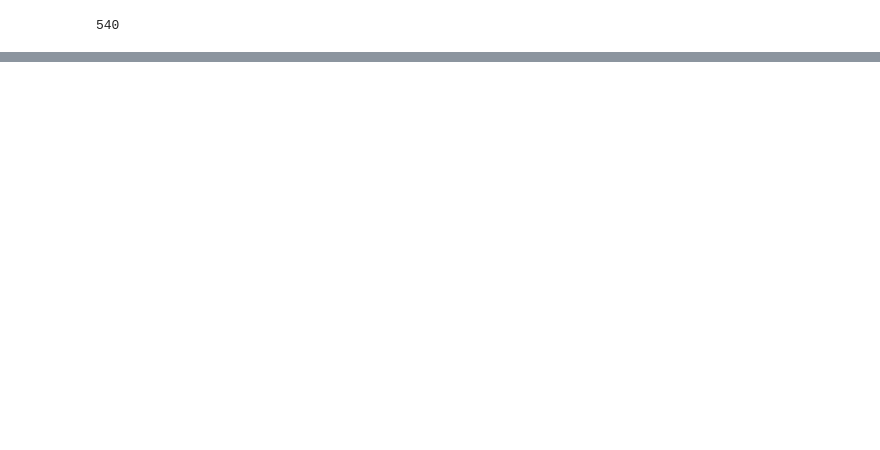
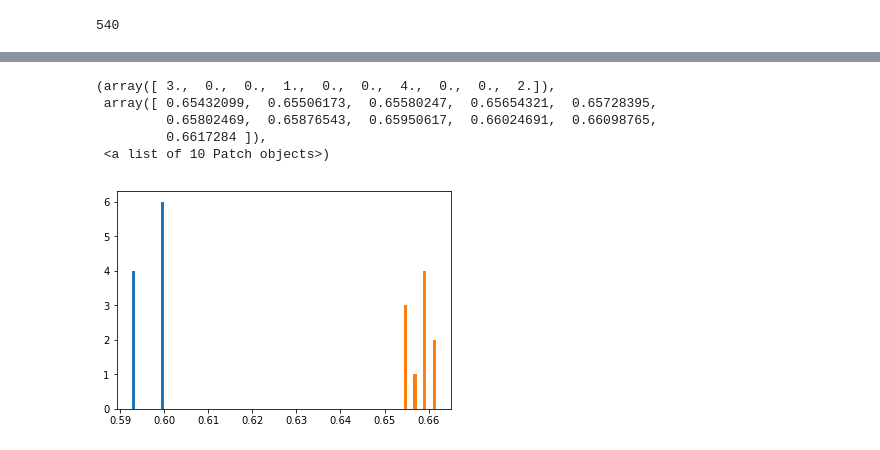
Before and after one commit to xuefeicao/data_programming, a Jupyter notebook: images/snorkel_learning_threshold.ipynb, the cells around one changed output, grey strips where cells are left out. Cells and saved outputs as stored; diff of their text form; code cells hidden in the pictures; blank space fills up the shorter version.

```diff
--- a/images/snorkel_learning_threshold.ipynb
+++ b/images/snorkel_learning_threshold.ipynb
@@ -174,25 +260,2 @@ def f(alpha, L_fns=None, ind=None, weights=None, epochs=None):
     else:
         return -likelihood
-# %%
-L_fns = [LF_street, LF_vehicles, LF_distance, LF_size, LF_number]
-ind = [2,3]
-alpha = np.ones((2,))*100
-alpha = [20,5000]
-# init = np.zeros((3,2))
-# init[:,0] = [100, 200, 300]
-# init[:,1] = [1, 10, 100]
-
-iters = 100
-for i in range(100):
-    ans, weights, _ = f(alpha, L_fns=L_fns, ind=ind, epochs=500)
-    f_new = partial(f, L_fns=L_fns, ind=ind, epochs=0, weights=weights)
-
-    alpha = minimize(f_new, alpha, method='Nelder-Mead').x
-    print(alpha)
-    print(ans)
-
-# f_new = partial(f, L_fns=L_fns, ind=ind, epochs=0, weights=weights)
-# init = np.zeros((3,2))
-# init[:,0] = [1, 100, 1000]
-# init[:,1] = [1, 100, 1000]
-# a = minimize(f_new,alpha, options={'initial_simplex' :init}, method='Nelder-Mead')
@@ -216,0 +262,14 @@ print(a)
+# %%
+#L_fns = [LF_street, LF_vehicles, LF_distance, LF_size, LF_number]
+L_fns = [LF_has_cars, LF_has_road, LF_distance]
+ind = [2]
+lower = 0
+upper = 50
+sim_n = 10
+tmp = np.random.uniform(lower, upper, (len(ind),sim_n))
+acc = [[0,0] for _ in range(sim_n)]
+acc_baseline = [[0,0] for _ in range(sim_n)]
+f1 = [[0,0] for _ in range(sim_n)]
+f1_baseline = [[0,0] for _ in range(sim_n)]
+one_d = [0]*1000
+print(tmp)
@@ -216,0 +464,10 @@ print(a)
+# %%
+plt.hist([x[1] for x in acc])
+plt.hist([x[0] for x in acc_baseline])
+# %% [output]
+(array([ 3.,  0.,  0.,  1.,  0.,  0.,  4.,  0.,  0.,  2.]),
+ array([ 0.65432099,  0.65506173,  0.65580247,  0.65654321,  0.65728395,
+         0.65802469,  0.65876543,  0.65950617,  0.66024691,  0.66098765,
+         0.6617284 ]),
+ <a list of 10 Patch objects>)
+[figure, added]
```
Also changed, not shown: parts of 15 cells of this notebook, 6 other files.
